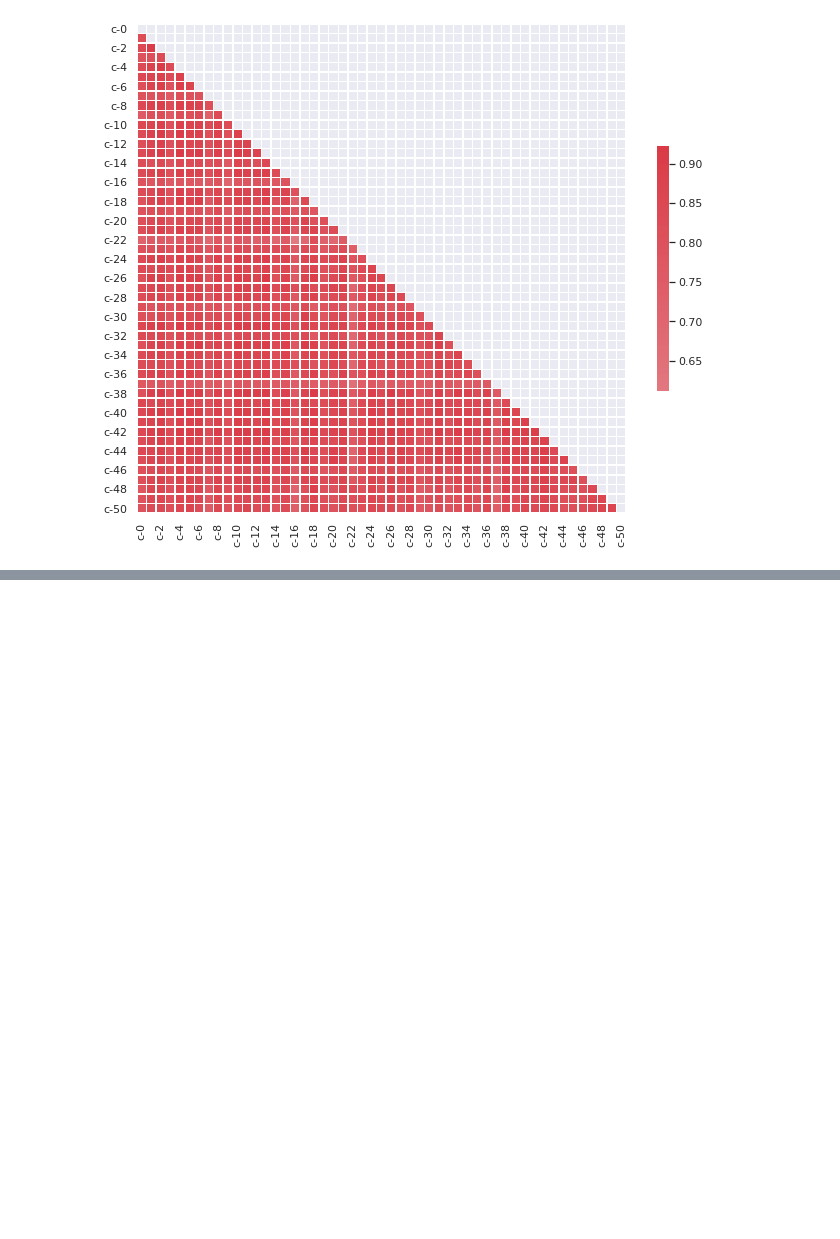
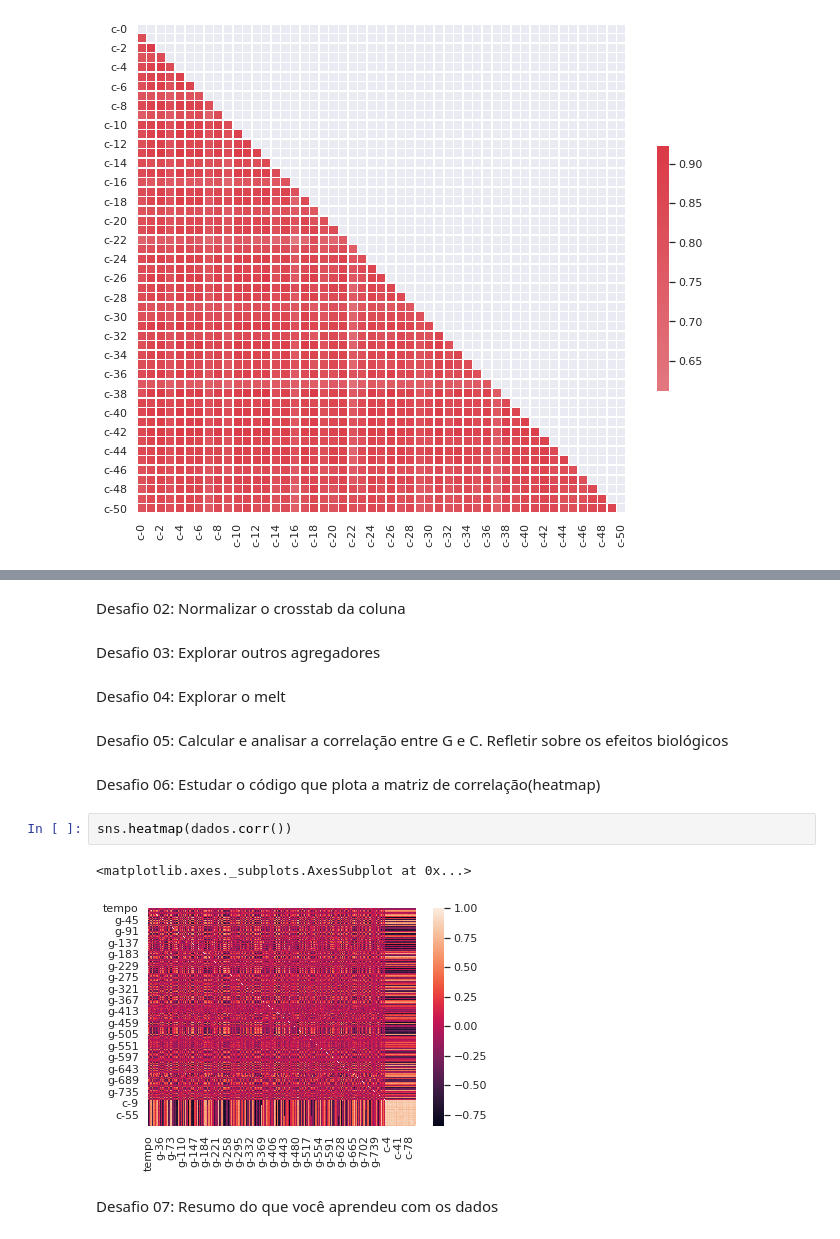
Before and after one commit to AnaBeatriz-Carvalho/Imersao_Dados_Alura, a Jupyter notebook: Imersão_Dados.ipynb, the cells around one changed output, grey strips where cells are left out. Cells and saved outputs as stored; diff of their text form; blank space fills up the shorter version.

```diff
--- a/Imersão_Dados.ipynb
+++ b/Imersão_Dados.ipynb
@@ -433,0 +529,17 @@ sns.heatmap(corr_celular, mask=mask, cmap=cmap, center=0,
+# %% [markdown]
+Desafio 02: Normalizar o crosstab da coluna
+# %% [markdown]
+Desafio 03: Explorar outros agregadores
+# %% [markdown]
+Desafio 04: Explorar o melt
+# %% [markdown]
+Desafio 05: Calcular e analisar a correlação entre G e C. Refletir sobre os efeitos biológicos
+# %% [markdown]
+Desafio 06: Estudar o código que plota a matriz de correlação(heatmap)
+# %%
+sns.heatmap(dados.corr())
+# %% [output]
+<matplotlib.axes._subplots.AxesSubplot at 0x...>
+[figure, added]
+# %% [markdown]
+Desafio 07: Resumo do que você aprendeu com os dados
```
Also changed, not shown: parts of 64 cells of this notebook.
